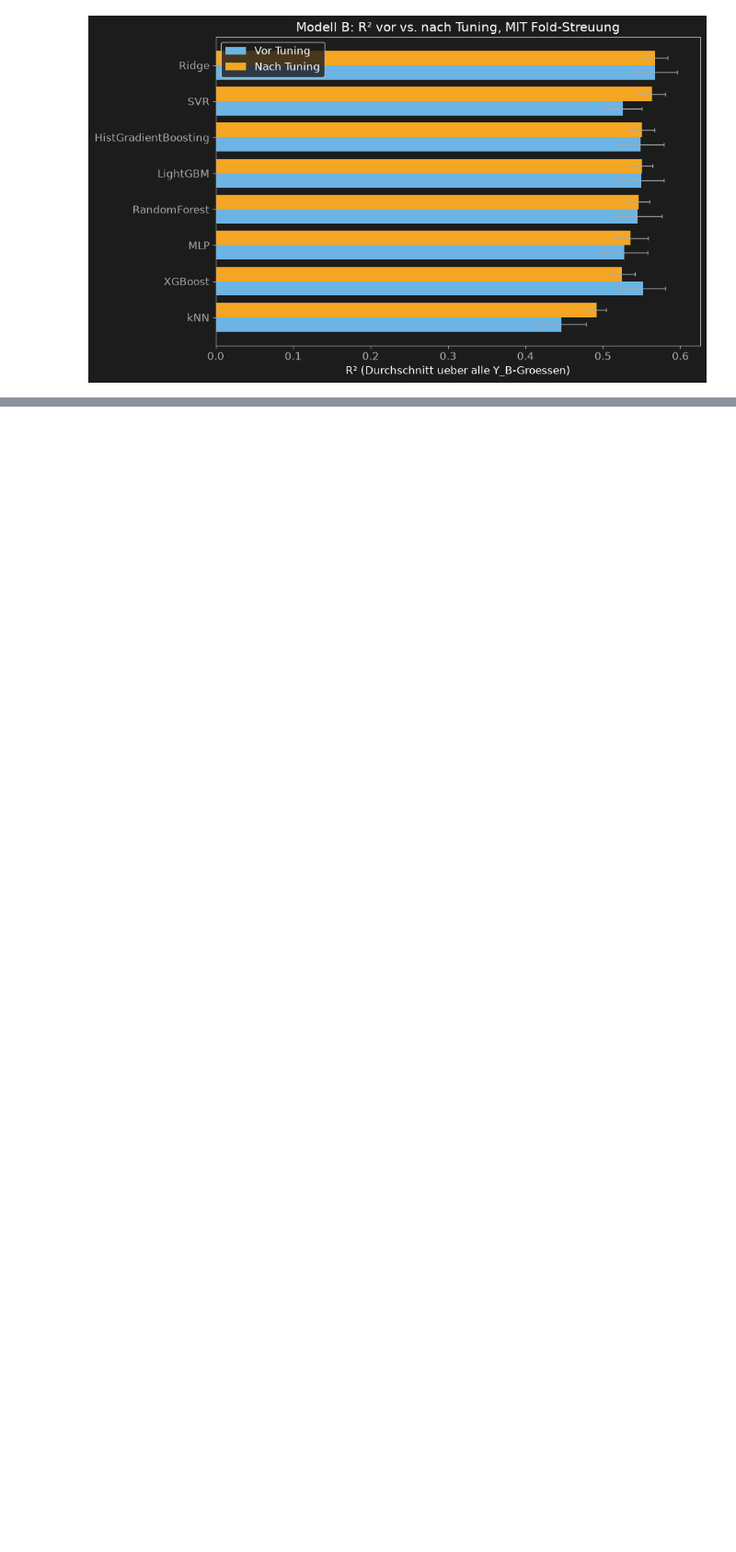
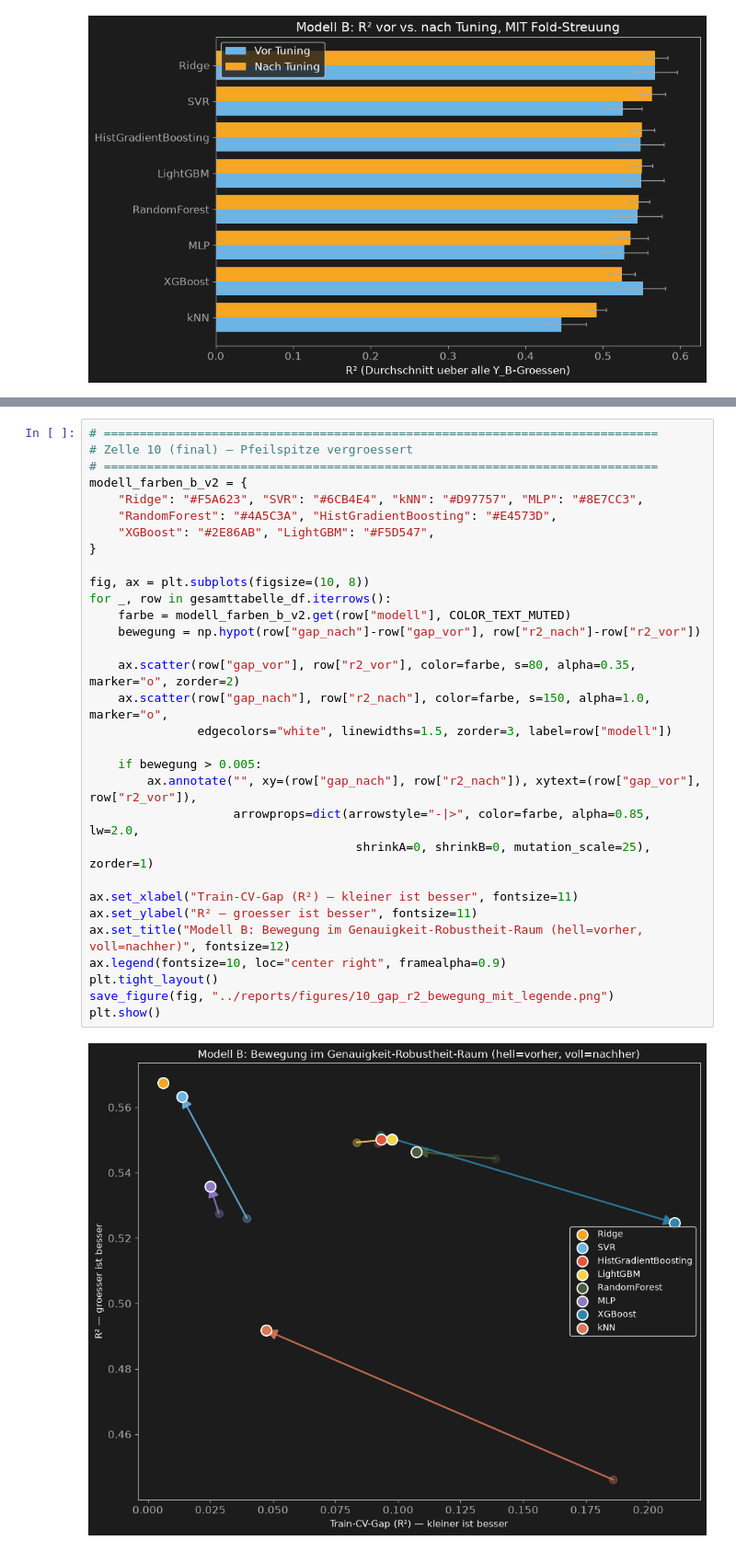
Before and after one commit to AwaTekoete/_MyExtrusionML_Synthetisch, a Jupyter notebook: notebooks/12_hyperparameter_tuning_model_b.ipynb, the cells around one changed output, grey strips where cells are left out. Shown at 92% size. Saved outputs shown, nothing was run; the diff lists cells and outputs as text; blank space fills up the shorter version.

```diff
--- a/notebooks/12_hyperparameter_tuning_model_b.ipynb
+++ b/notebooks/12_hyperparameter_tuning_model_b.ipynb
@@ -492,0 +605,33 @@ plt.show()
+# %%
+# =============================================================================
+# Zelle 10 (final) – Pfeilspitze vergroessert
+# =============================================================================
+modell_farben_b_v2 = {
+    "Ridge": "#F5A623", "SVR": "#6CB4E4", "kNN": "#D97757", "MLP": "#8E7CC3",
+    "RandomForest": "#4A5C3A", "HistGradientBoosting": "#E4573D",
+    "XGBoost": "#2E86AB", "LightGBM": "#F5D547",
+}
+
+fig, ax = plt.subplots(figsize=(10, 8))
+for _, row in gesamttabelle_df.iterrows():
+    farbe = modell_farben_b_v2.get(row["modell"], COLOR_TEXT_MUTED)
+    bewegung = np.hypot(row["gap_nach"]-row["gap_vor"], row["r2_nach"]-row["r2_vor"])
+
+    ax.scatter(row["gap_vor"], row["r2_vor"], color=farbe, s=80, alpha=0.35, marker="o", zorder=2)
+    ax.scatter(row["gap_nach"], row["r2_nach"], color=farbe, s=150, alpha=1.0, marker="o",
+               edgecolors="white", linewidths=1.5, zorder=3, label=row["modell"])
+
+    if bewegung > 0.005:
+        ax.annotate("", xy=(row["gap_nach"], row["r2_nach"]), xytext=(row["gap_vor"], row["r2_vor"]),
+                    arrowprops=dict(arrowstyle="-|>", color=farbe, alpha=0.85, lw=2.0,
+                                     shrinkA=0, shrinkB=0, mutation_scale=25), zorder=1)
+
+ax.set_xlabel("Train-CV-Gap (R²) — kleiner ist besser", fontsize=11)
+ax.set_ylabel("R² — groesser ist besser", fontsize=11)
+ax.set_title("Modell B: Bewegung im Genauigkeit-Robustheit-Raum (hell=vorher, voll=nachher)", fontsize=12)
+ax.legend(fontsize=10, loc="center right", framealpha=0.9)
+plt.tight_layout()
+save_figure(fig, "../reports/figures/10_gap_r2_bewegung_mit_legende.png")
+plt.show()
+# %% [output]
+[figure, added]
```
Also changed, not shown: parts of 4 cells of this notebook, 1 other file.
